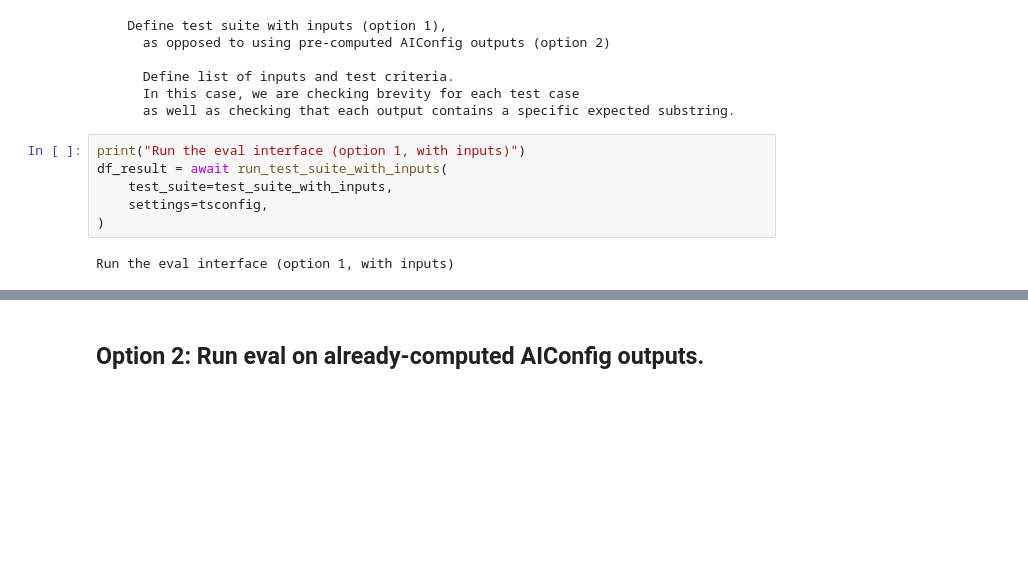
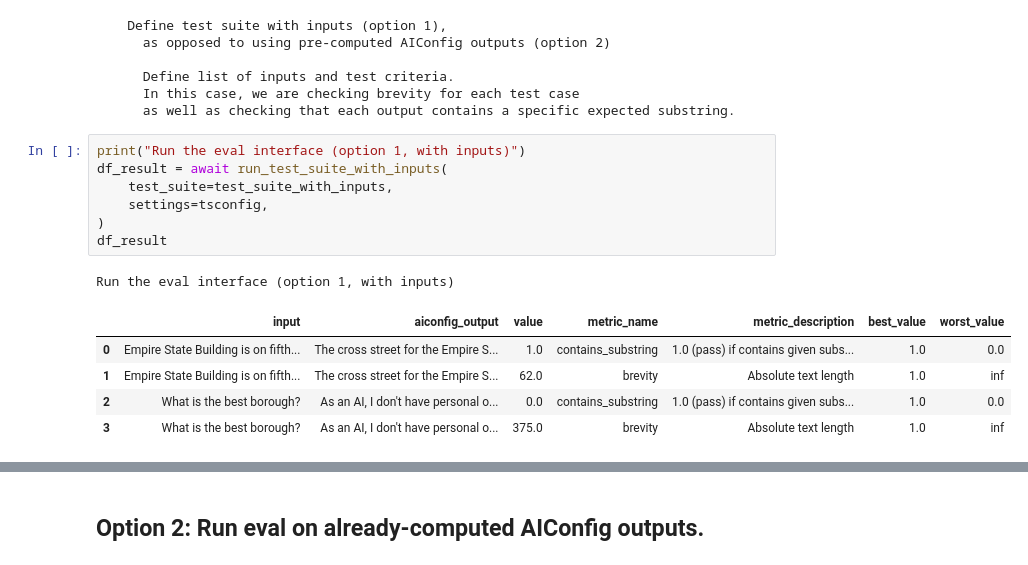
Before and after one commit to lastmile-ai/aiconfig, a Jupyter notebook: python/src/aiconfig/eval/custom_eval/examples/travel/travel_eval.ipynb, the cells around one changed output, grey strips where cells are left out. Drawn from its saved outputs; the diff is of its cells as text; blank space fills up the shorter version.

```diff
--- a/python/src/aiconfig/eval/custom_eval/examples/travel/travel_eval.ipynb
+++ b/python/src/aiconfig/eval/custom_eval/examples/travel/travel_eval.ipynb
@@ -89,11 +117,17 @@ test_suite_with_inputs = UserTestSuiteWithInputs(
 # %%
 print("Run the eval interface (option 1, with inputs)")
 df_result = await run_test_suite_with_inputs(
     test_suite=test_suite_with_inputs,
     settings=tsconfig,
 )
+df_result
 # %% [output]
 Run the eval interface (option 1, with inputs)
+|  | input | aiconfig_output | value | metric_name | metric_description | best_value | worst_value |
+| 0 | Empire State Building is on fifth... | The cross street for the Empire S... | 1.0 | contains_substring | 1.0 (pass) if contains given subs... | 1.0 | 0.0 |
+| 1 | Empire State Building is on fifth... | The cross street for the Empire S... | 62.0 | brevity | Absolute text length | 1.0 | inf |
+| 2 | What is the best borough? | As an AI, I don't have personal o... | 0.0 | contains_substring | 1.0 (pass) if contains given subs... | 1.0 | 0.0 |
+| 3 | What is the best borough? | As an AI, I don't have personal o... | 375.0 | brevity | Absolute text length | 1.0 | inf |
 # %%
 print("Raw output")
 df_result
```
Also changed, not shown: parts of 4 cells of this notebook.
